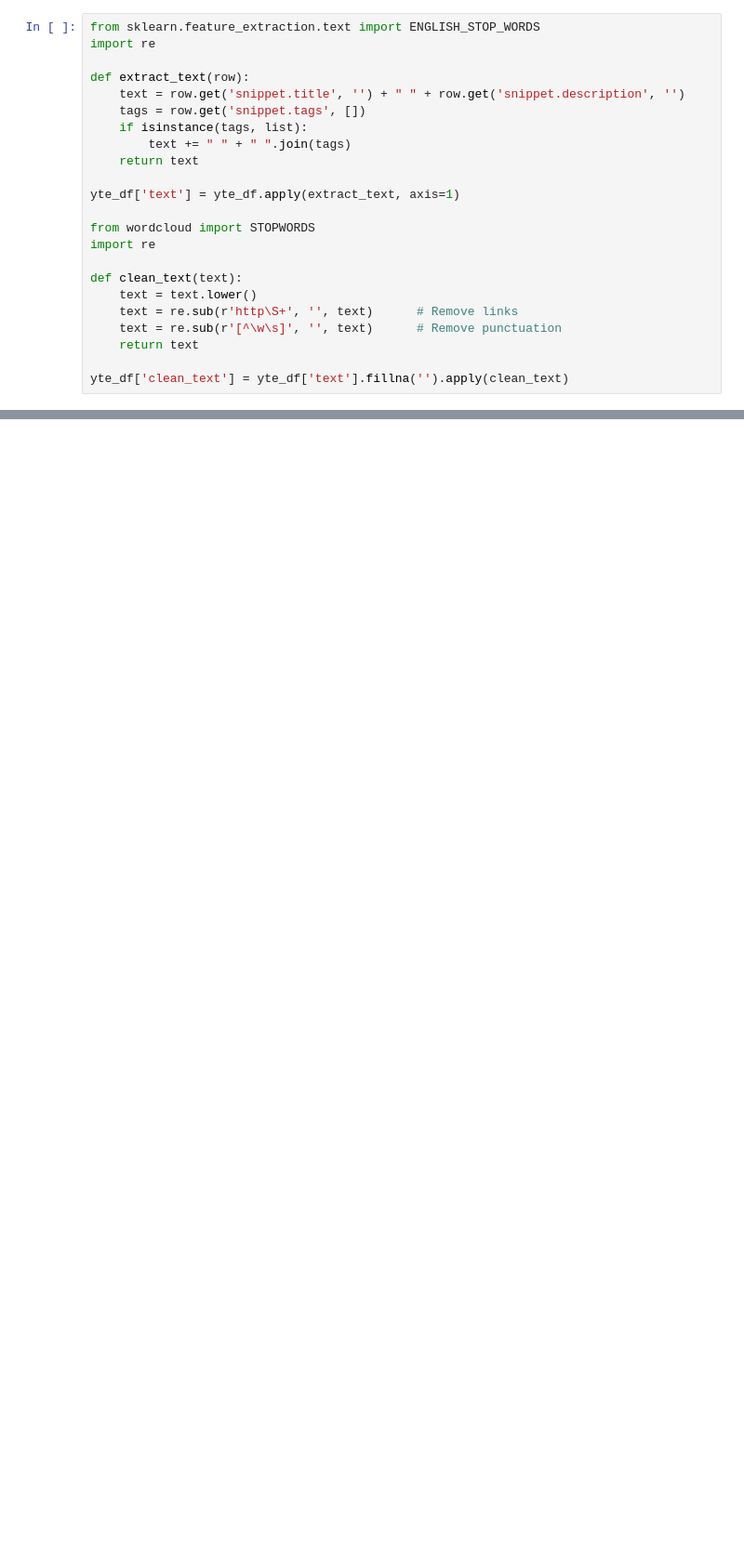
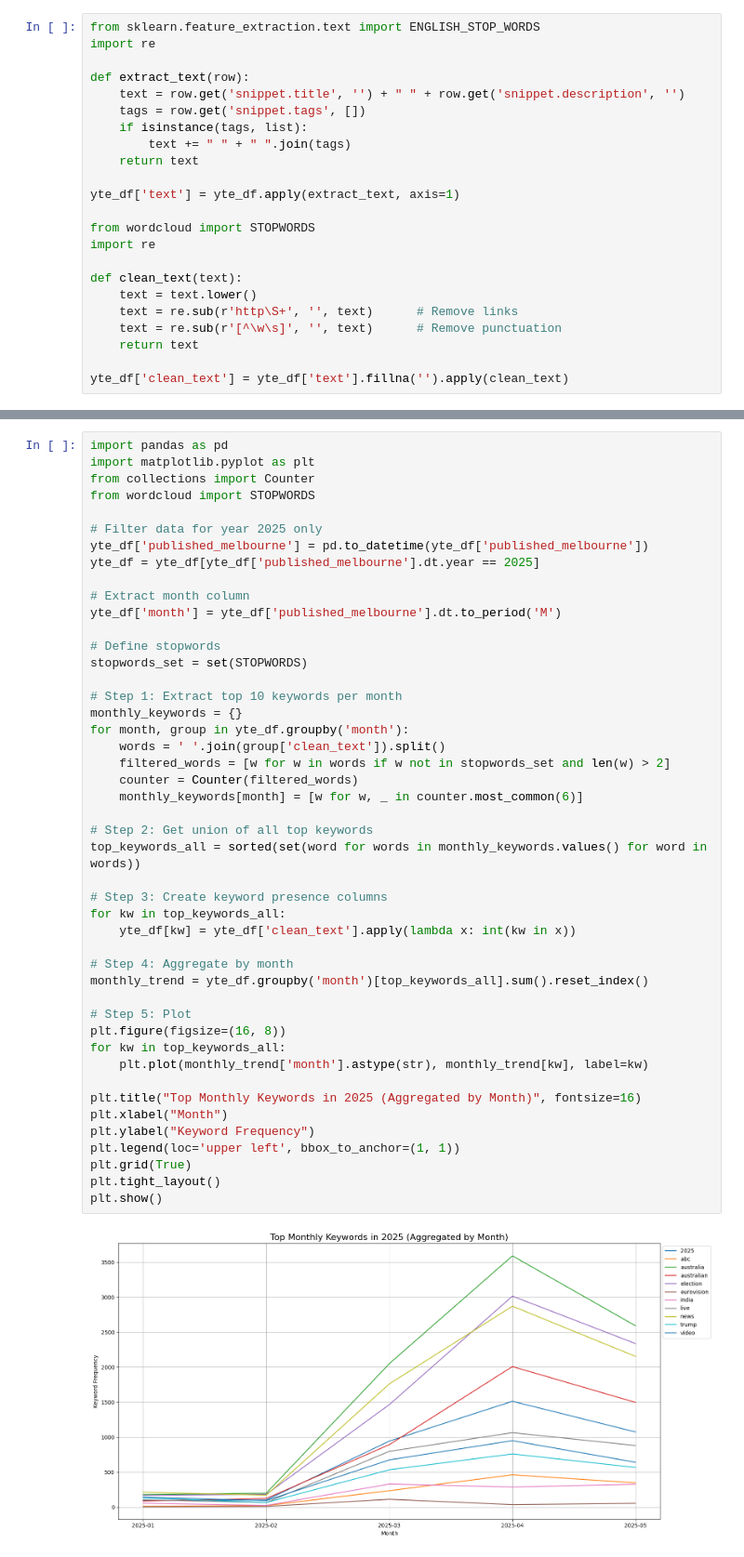
Before and after one commit to HopeLessGuest/comp90024-a2-t71, a Jupyter notebook: frontend/YouTube_Election_Display.ipynb, the cells around one changed output, grey strips where cells are left out. Shown at 93% size. Saved outputs shown, nothing was run; the diff lists cells and outputs as text; blank space fills up the shorter version.

```diff
--- a/frontend/YouTube_Election_Display.ipynb
+++ b/frontend/YouTube_Election_Display.ipynb
@@ -374,0 +406,48 @@ plot_wordcloud(after_may, "Word Cloud: After May 2025")
+# %%
+import pandas as pd
+import matplotlib.pyplot as plt
+from collections import Counter
+from wordcloud import STOPWORDS
+
+# Filter data for year 2025 only
+yte_df['published_melbourne'] = pd.to_datetime(yte_df['published_melbourne'])
+yte_df = yte_df[yte_df['published_melbourne'].dt.year == 2025]
+
+# Extract month column
+yte_df['month'] = yte_df['published_melbourne'].dt.to_period('M')
+
+# Define stopwords
+stopwords_set = set(STOPWORDS)
+
+# Step 1: Extract top 10 keywords per month
+monthly_keywords = {}
+for month, group in yte_df.groupby('month'):
+    words = ' '.join(group['clean_text']).split()
+    filtered_words = [w for w in words if w not in stopwords_set and len(w) > 2]
+    counter = Counter(filtered_words)
+    monthly_keywords[month] = [w for w, _ in counter.most_common(6)]
+
+# Step 2: Get union of all top keywords
+top_keywords_all = sorted(set(word for words in monthly_keywords.values() for word in words))
+
+# Step 3: Create keyword presence columns
+for kw in top_keywords_all:
+    yte_df[kw] = yte_df['clean_text'].apply(lambda x: int(kw in x))
+
+# Step 4: Aggregate by month
+monthly_trend = yte_df.groupby('month')[top_keywords_all].sum().reset_index()
+
+# Step 5: Plot
+plt.figure(figsize=(16, 8))
+for kw in top_keywords_all:
+    plt.plot(monthly_trend['month'].astype(str), monthly_trend[kw], label=kw)
+
+plt.title("Top Monthly Keywords in 2025 (Aggregated by Month)", fontsize=16)
+plt.xlabel("Month")
+plt.ylabel("Keyword Frequency")
+plt.legend(loc='upper left', bbox_to_anchor=(1, 1))
+plt.grid(True)
+plt.tight_layout()
+plt.show()
+# %% [output]
+[figure, added]
```
Also changed, not shown: parts of 7 cells of this notebook, 2 other files.
